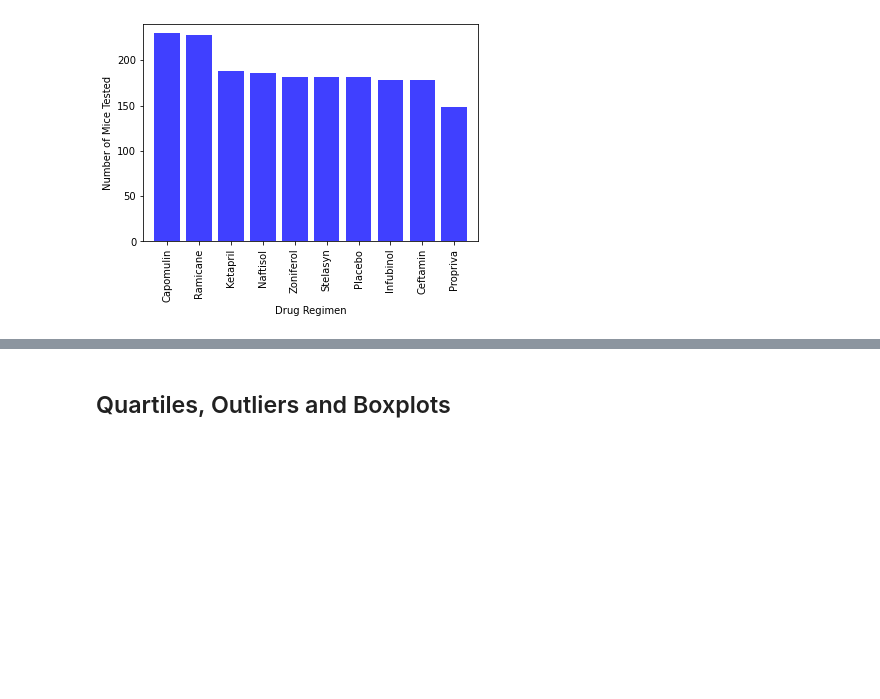
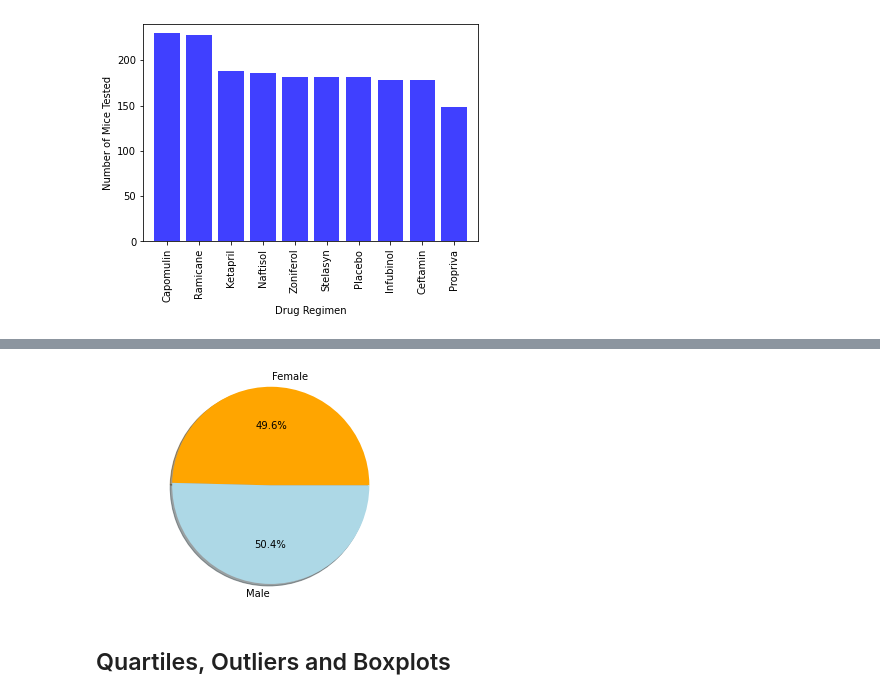
Before and after one commit to DasaSimo/Matplotlib-challenge, a Jupyter notebook: Pymaceuticals/pymaceuticals.ipynb, the cells around one changed output, grey strips where cells are left out. Drawn from its saved outputs; the diff is of its cells as text; code cells hidden in the pictures; blank space fills up the shorter version.

```diff
--- a/Pymaceuticals/pymaceuticals.ipynb
+++ b/Pymaceuticals/pymaceuticals.ipynb
@@ -301,5 +319,12 @@ plt.show()
 # %%
 # Generate a pie plot showing the distribution of female versus male mice using pyplot
+plt.pie(gender_count["Mouse ID"], labels=gender_count.index, colors=["orange","lightblue"],
+        autopct="%1.1f%%", shadow=True )
+
+plt.axis("equal")
+plt.show()
+# %% [output]
+[figure, added]
 # %% [markdown]
 ## Quartiles, Outliers and Boxplots
 # %%
```
Also changed, not shown: parts of 2 cells of this notebook.
